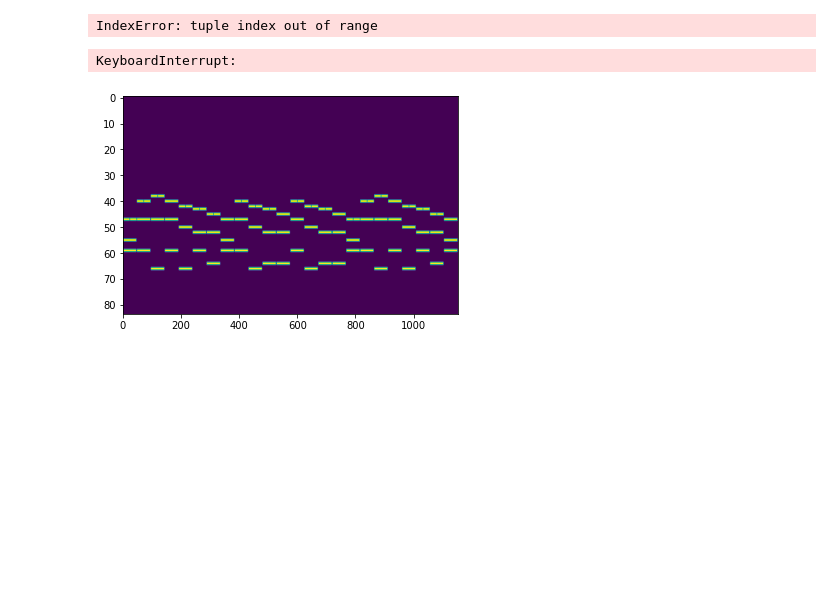
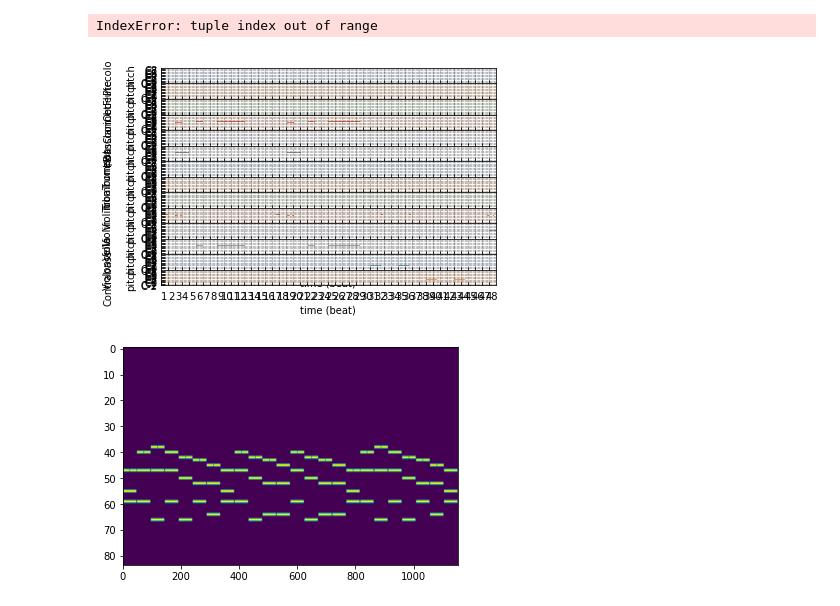
Before and after one commit to tpmmthomas/piano-reduction-with-midibert, a Jupyter notebook: preprocessing/Untitled.ipynb, the cells around one changed output. Drawn from its saved outputs; the diff is of its cells as text; code cells hidden in the pictures; blank space fills up the shorter version.

```diff
--- a/preprocessing/Untitled.ipynb
+++ b/preprocessing/Untitled.ipynb
@@ -252,11 +252,12 @@ IndexError: tuple index out of range
 # %%
 import pypianoroll
 import matplotlib.pyplot as plt
 track = pypianoroll.read('orchestra.mid')
+track.trim(end=12*96)
 axs = track.plot()
 plt.show()
 # %% [output]
-KeyboardInterrupt:
+[figure, added]
 # %%
 a = np.flip(a,2)
 plt.imshow(a.T,aspect='auto')
```
Also changed, not shown: 1 other file.
